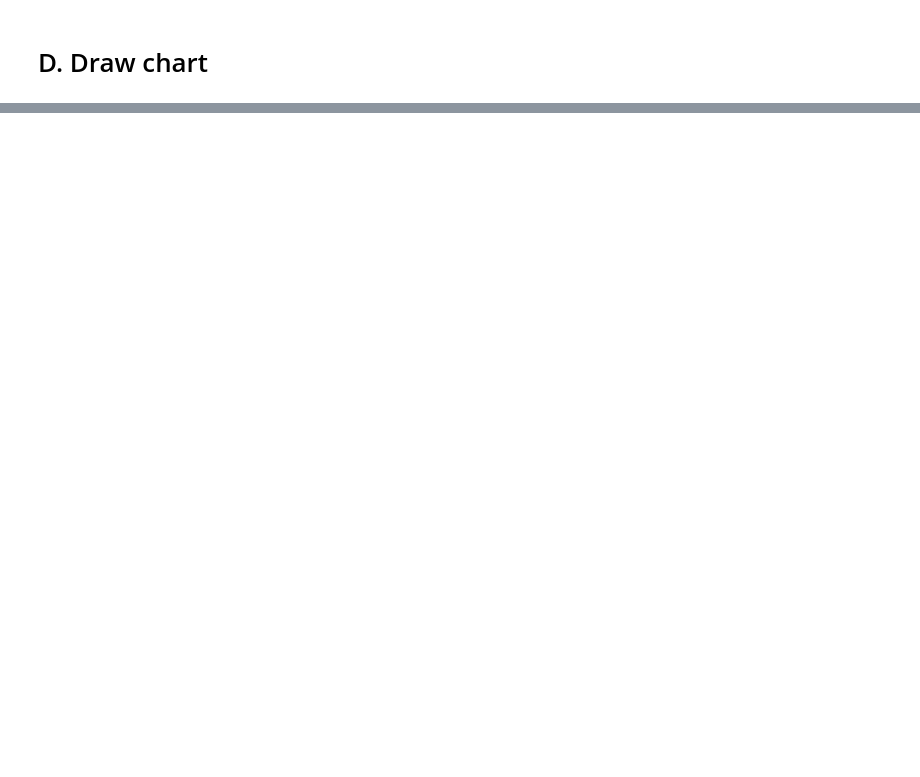
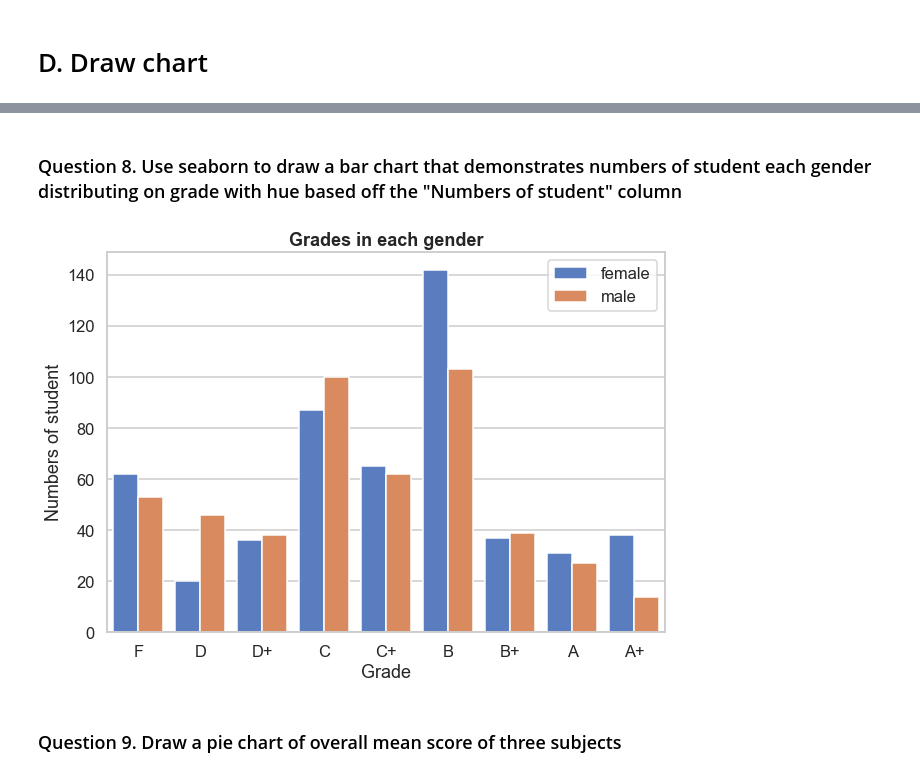
Before and after one commit to AlexGamer29/Final-Project---Intro-to-CS, a Jupyter notebook: Final_project.ipynb, the cells around one changed output, grey strips where cells are left out. Saved outputs shown, nothing was run; the diff lists cells and outputs as text; code cells hidden in the pictures; blank space fills up the shorter version.

```diff
--- a/Final_project.ipynb
+++ b/Final_project.ipynb
@@ -187,0 +252,16 @@ Name: mean, dtype: float64
+# %% [markdown]
+### Question 8. Use seaborn to draw a bar chart that demonstrates numbers of student each gender distributing on grade with hue based off the "Numbers of student" column
+# %%
+plt.figure(figsize=(10, 7))
+sns.set_context("talk", font_scale=1)
+sns.set_palette("muted")
+axes = sns.countplot(x="grade", hue="gender", data=df, order=[
+                     "F", "D", "D+", "C", "C+", "B", "B+", "A", "A+"])
+axes.legend(loc='upper right', frameon=True)
+axes.set(xlabel='Grade', ylabel='Numbers of student')
+plt.title('Grades in each gender', fontsize=18, fontweight='bold')
+plt.show()
+# %% [output]
+[figure, added]
+# %% [markdown]
+### Question 9. Draw a pie chart of overall mean score of three subjects
```
Also changed, not shown: parts of 14 cells of this notebook.
